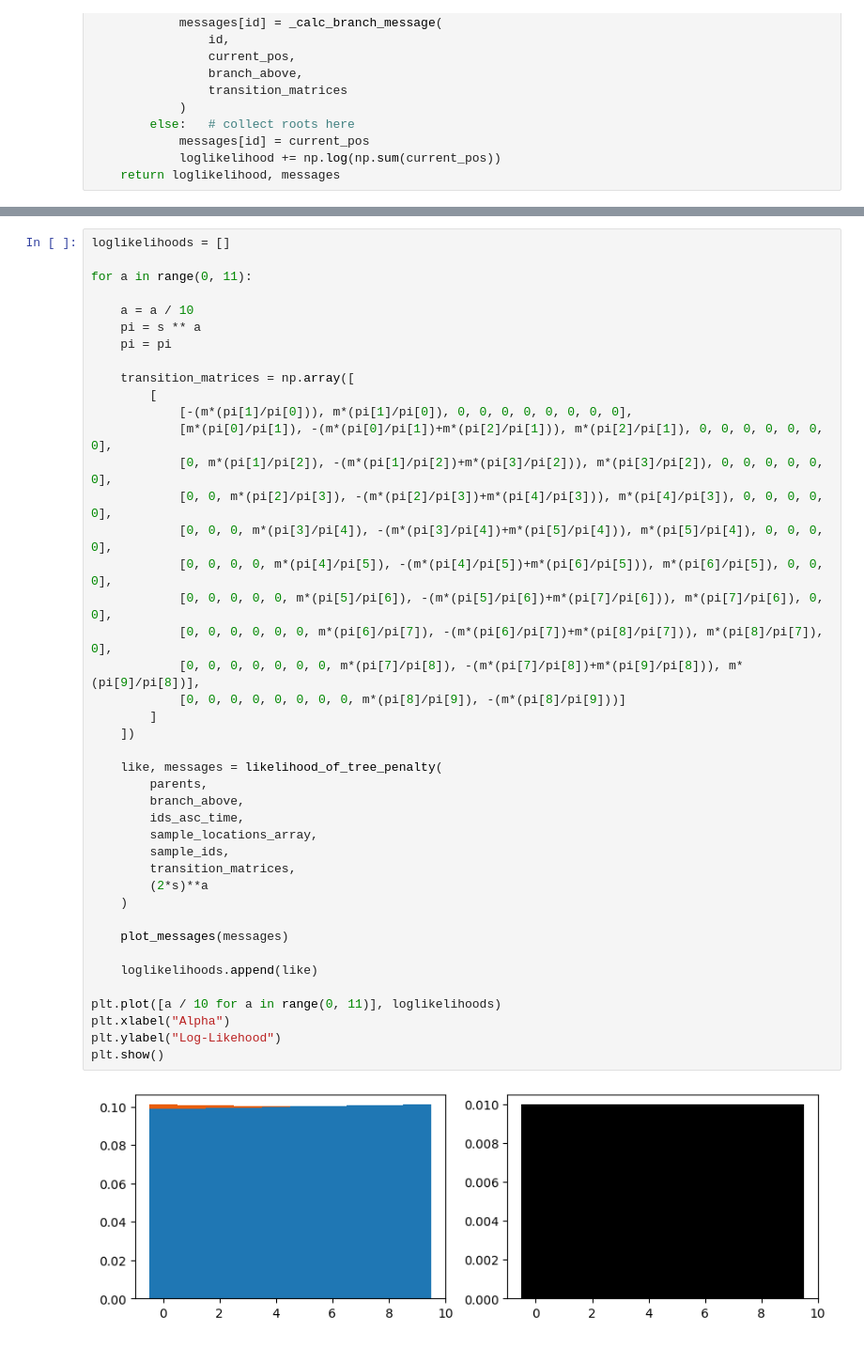
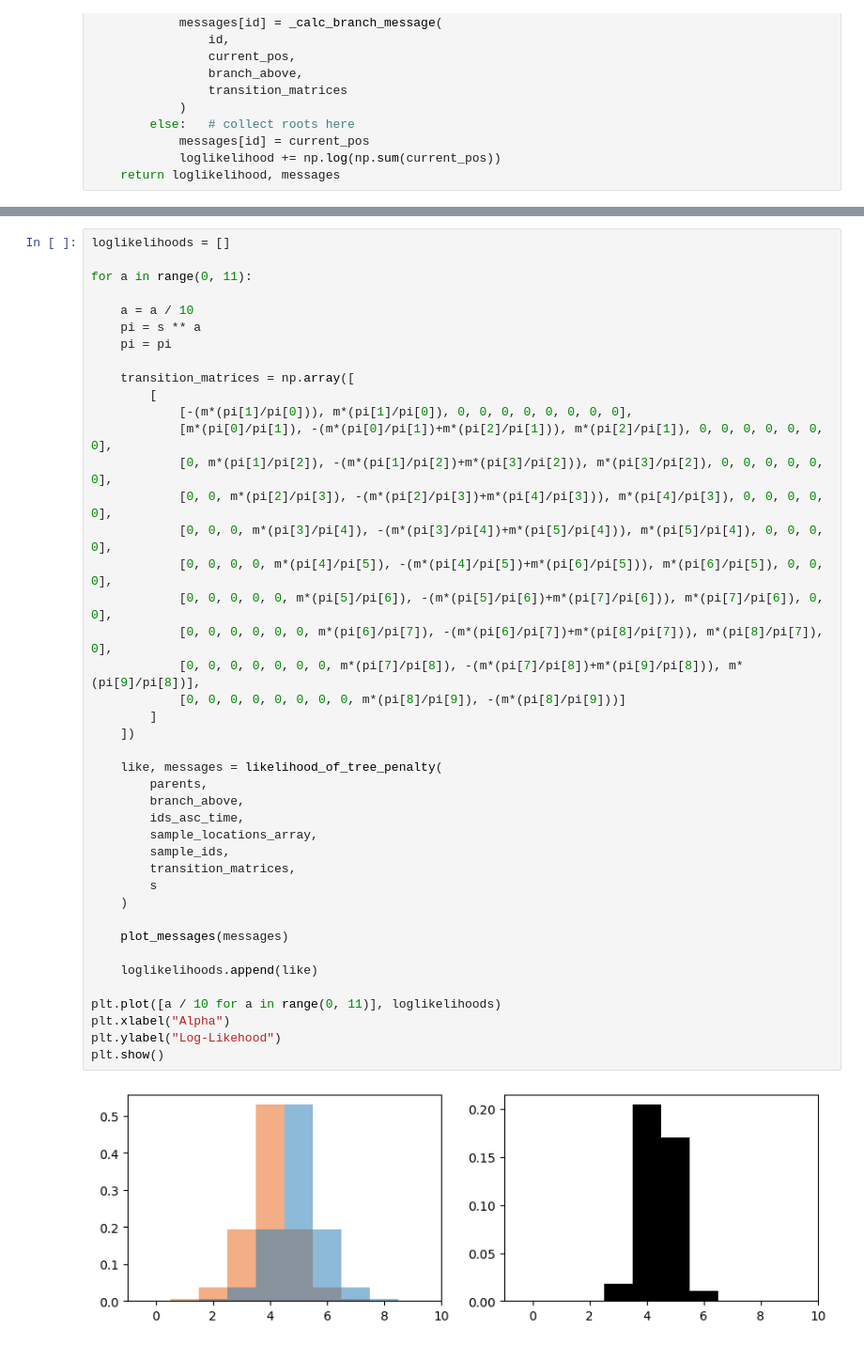
Before and after one commit to kitchensjn/terracotta, a Jupyter notebook: devlog/20260309/assets/start_over/runaway_rates_solution.ipynb, the cells around one changed output, grey strips where cells are left out. Shown at 94% size. Saved outputs shown, nothing was run; the diff lists cells and outputs as text.

```diff
--- a/devlog/20260309/assets/start_over/runaway_rates_solution.ipynb
+++ b/devlog/20260309/assets/start_over/runaway_rates_solution.ipynb
@@ -534,32 +534,32 @@ for a in range(0, 11):
             [m*(pi[0]/pi[1]), -(m*(pi[0]/pi[1])+m*(pi[2]/pi[1])), m*(pi[2]/pi[1]), 0, 0, 0, 0, 0, 0, 0],
             [0, m*(pi[1]/pi[2]), -(m*(pi[1]/pi[2])+m*(pi[3]/pi[2])), m*(pi[3]/pi[2]), 0, 0, 0, 0, 0, 0],
             [0, 0, m*(pi[2]/pi[3]), -(m*(pi[2]/pi[3])+m*(pi[4]/pi[3])), m*(pi[4]/pi[3]), 0, 0, 0, 0, 0],
             [0, 0, 0, m*(pi[3]/pi[4]), -(m*(pi[3]/pi[4])+m*(pi[5]/pi[4])), m*(pi[5]/pi[4]), 0, 0, 0, 0],
             [0, 0, 0, 0, m*(pi[4]/pi[5]), -(m*(pi[4]/pi[5])+m*(pi[6]/pi[5])), m*(pi[6]/pi[5]), 0, 0, 0],
             [0, 0, 0, 0, 0, m*(pi[5]/pi[6]), -(m*(pi[5]/pi[6])+m*(pi[7]/pi[6])), m*(pi[7]/pi[6]), 0, 0],
             [0, 0, 0, 0, 0, 0, m*(pi[6]/pi[7]), -(m*(pi[6]/pi[7])+m*(pi[8]/pi[7])), m*(pi[8]/pi[7]), 0],
             [0, 0, 0, 0, 0, 0, 0, m*(pi[7]/pi[8]), -(m*(pi[7]/pi[8])+m*(pi[9]/pi[8])), m*(pi[9]/pi[8])],
             [0, 0, 0, 0, 0, 0, 0, 0, m*(pi[8]/pi[9]), -(m*(pi[8]/pi[9]))]
         ]
     ])
 
     like, messages = likelihood_of_tree_penalty(
         parents,
         branch_above,
         ids_asc_time,
         sample_locations_array,
         sample_ids,
         transition_matrices,
-        (2*s)**a
+        s
     )
 
     plot_messages(messages)
 
     loglikelihoods.append(like)
 
 plt.plot([a / 10 for a in range(0, 11)], loglikelihoods)
 plt.xlabel("Alpha")
 plt.ylabel("Log-Likehood")
 plt.show()
 # %% [output]
-[figure, old version]
+[figure, new version]
```
Also changed, not shown: parts of 2 cells of this notebook, 5 other files.
